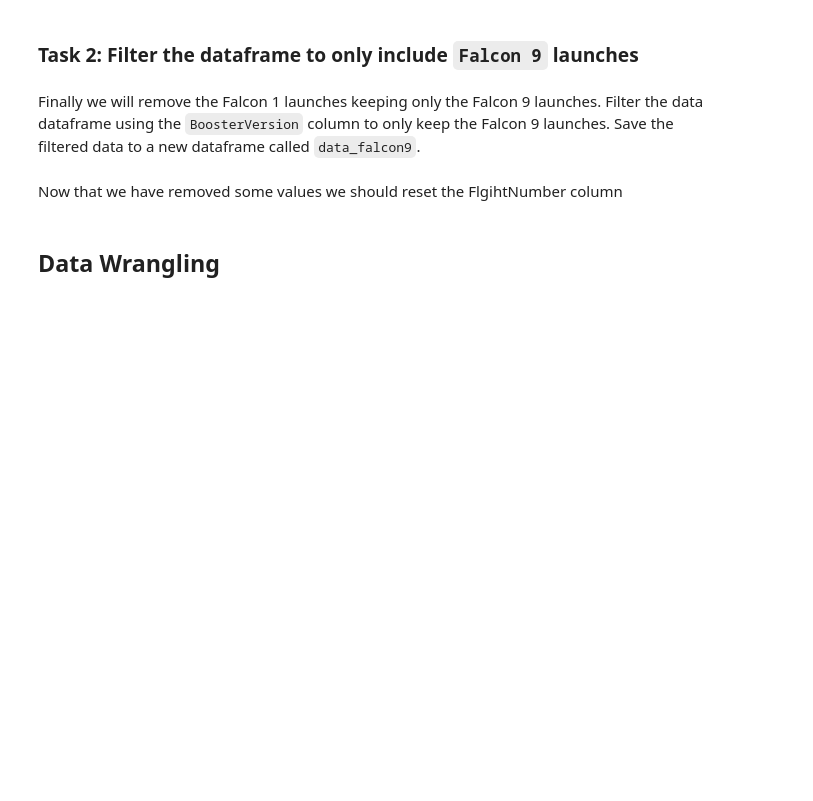
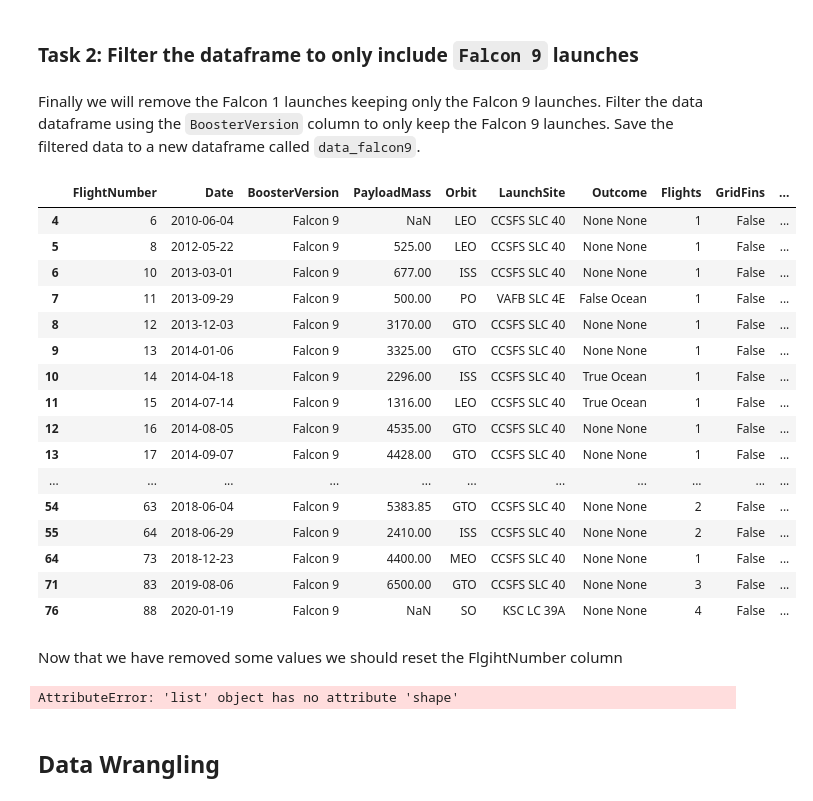
Before and after one commit to Abdulqadermousa/coursera-ibm-data-science-capstone, a Jupyter notebook: Collecting the data.ipynb, the cells around one changed output. Drawn from its saved outputs; the diff is of its cells as text; code cells hidden in the pictures; blank space fills up the shorter version.

```diff
--- a/Collecting the data.ipynb
+++ b/Collecting the data.ipynb
@@ -121,6 +125,8 @@ response.status_code
 Now we decode the response content as a Json using <code>.json()</code> and turn it into a Pandas dataframe using <code>.json_normalize()</code>
 # %%
 # Use json_normalize meethod to convert the json result into a dataframe
+response.json()
+data =pd.json_normalize(response.json())
 # %% [markdown]
 Using the dataframe <code>data</code> print the first 5 rows
 # %%
@@ -221,6 +239,7 @@ launch_dict = {'FlightNumber': list(data['flight_number']),
 Then, we need to create a Pandas data frame from the dictionary launch_dict.
 # %%
 # Create a data from launch_dict
+df = pd.DataFrame(launch_dict)
 # %% [markdown]
 Show the summary of the dataframe
 # %%
@@ -231,11 +259,33 @@ Show the summary of the dataframe
 Finally we will remove the Falcon 1 launches keeping only the Falcon 9 launches. Filter the data dataframe using the <code>BoosterVersion</code> column to only keep the Falcon 9 launches. Save the filtered data to a new dataframe called <code>data_falcon9</code>.
 # %%
 # Hint data['BoosterVersion']!='Falcon 1'
+data_falcon9 = (df['BoosterVersion']!='Falcon 1')&(df['LandingPad'].isnull())
+df.loc[data_falcon9]
+# %% [output]
+|  | FlightNumber | Date | BoosterVersion | PayloadMass | Orbit | LaunchSite | Outcome | Flights | GridFins | ... |
+| 4 | 6 | 2010-06-04 | Falcon 9 | NaN | LEO | CCSFS SLC 40 | None None | 1 | False | ... |
+| 5 | 8 | 2012-05-22 | Falcon 9 | 525.00 | LEO | CCSFS SLC 40 | None None | 1 | False | ... |
+| 6 | 10 | 2013-03-01 | Falcon 9 | 677.00 | ISS | CCSFS SLC 40 | None None | 1 | False | ... |
+| 7 | 11 | 2013-09-29 | Falcon 9 | 500.00 | PO | VAFB SLC 4E | False Ocean | 1 | False | ... |
+| 8 | 12 | 2013-12-03 | Falcon 9 | 3170.00 | GTO | CCSFS SLC 40 | None None | 1 | False | ... |
+| 9 | 13 | 2014-01-06 | Falcon 9 | 3325.00 | GTO | CCSFS SLC 40 | None None | 1 | False | ... |
+| 10 | 14 | 2014-04-18 | Falcon 9 | 2296.00 | ISS | CCSFS SLC 40 | True Ocean | 1 | False | ... |
+| 11 | 15 | 2014-07-14 | Falcon 9 | 1316.00 | LEO | CCSFS SLC 40 | True Ocean | 1 | False | ... |
+| 12 | 16 | 2014-08-05 | Falcon 9 | 4535.00 | GTO | CCSFS SLC 40 | None None | 1 | False | ... |
+| 13 | 17 | 2014-09-07 | Falcon 9 | 4428.00 | GTO | CCSFS SLC 40 | None None | 1 | False | ... |
+| ... | ... | ... | ... | ... | ... | ... | ... | ... | ... | ... |
+| 54 | 63 | 2018-06-04 | Falcon 9 | 5383.85 | GTO | CCSFS SLC 40 | None None | 2 | False | ... |
+| 55 | 64 | 2018-06-29 | Falcon 9 | 2410.00 | ISS | CCSFS SLC 40 | None None | 2 | False | ... |
+| 64 | 73 | 2018-12-23 | Falcon 9 | 4400.00 | MEO | CCSFS SLC 40 | None None | 1 | False | ... |
+| 71 | 83 | 2019-08-06 | Falcon 9 | 6500.00 | GTO | CCSFS SLC 40 | None None | 3 | False | ... |
+| 76 | 88 | 2020-01-19 | Falcon 9 | NaN | SO | KSC LC 39A | None None | 4 | False | ... |
 # %% [markdown]
 Now that we have removed some values we should reset the FlgihtNumber column
 # %%
 data_falcon9.loc[:,'FlightNumber'] = list(range(1, data_falcon9.shape[0]+1))
 data_falcon9
+# %% [output]
+AttributeError: 'list' object has no attribute 'shape'
 # %% [markdown]
 ## Data Wrangling
 # %% [markdown]
```
Also changed, not shown: parts of 7 cells of this notebook.
